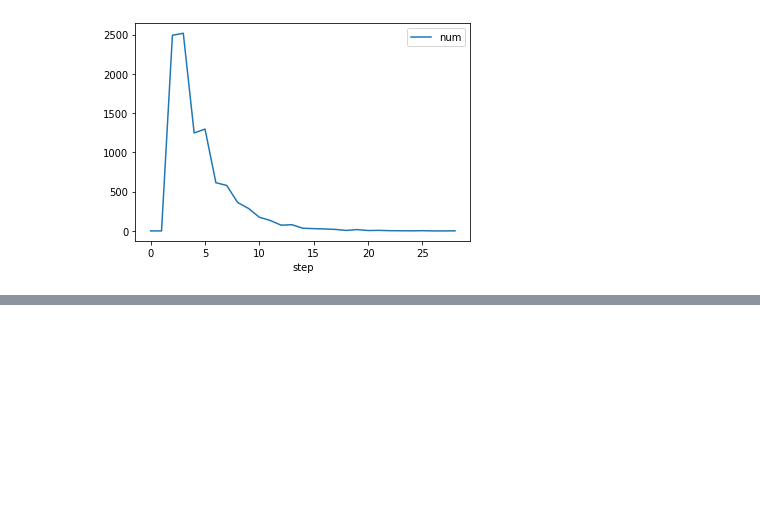
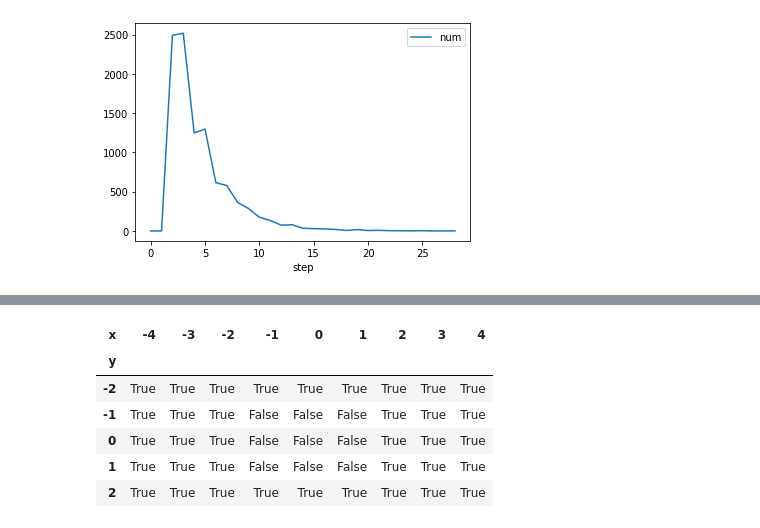
Before and after one commit to prenassipaolo/optiver_puzzle, a Jupyter notebook: base.ipynb, the cells around one changed output, grey strips where cells are left out. Saved outputs shown, nothing was run; the diff lists cells and outputs as text; code cells hidden in the pictures; blank space fills up the shorter version.

```diff
--- a/base.ipynb
+++ b/base.ipynb
@@ -91,0 +236,16 @@ death_history.plot()
+# %%
+combinations = np.array(np.meshgrid(index, columns)).T.reshape(-1, 2)
+mask = pd.DataFrame(data=combinations, columns=['y', 'x'])
+mask['mask'] = mask.apply(lambda pos: not constraints(pos['x'], pos['y']), axis=1)
+mask = mask.set_index(['x', 'y'])
+mask = mask.unstack(level=0)
+mask = mask.droplevel(level=0, axis=1)
+mask
+# %% [output]
+| x | -4 | -3 | -2 | -1 | 0 | 1 | 2 | 3 | 4 |
+| y |  |  |  |  |  |  |  |  |  |
+| -2 | True | True | True | True | True | True | True | True | True |
+| -1 | True | True | True | False | False | False | True | True | True |
+| 0 | True | True | True | False | False | False | True | True | True |
+| 1 | True | True | True | False | False | False | True | True | True |
+| 2 | True | True | True | True | True | True | True | True | True |
```
Also changed, not shown: parts of 20 cells of this notebook.
